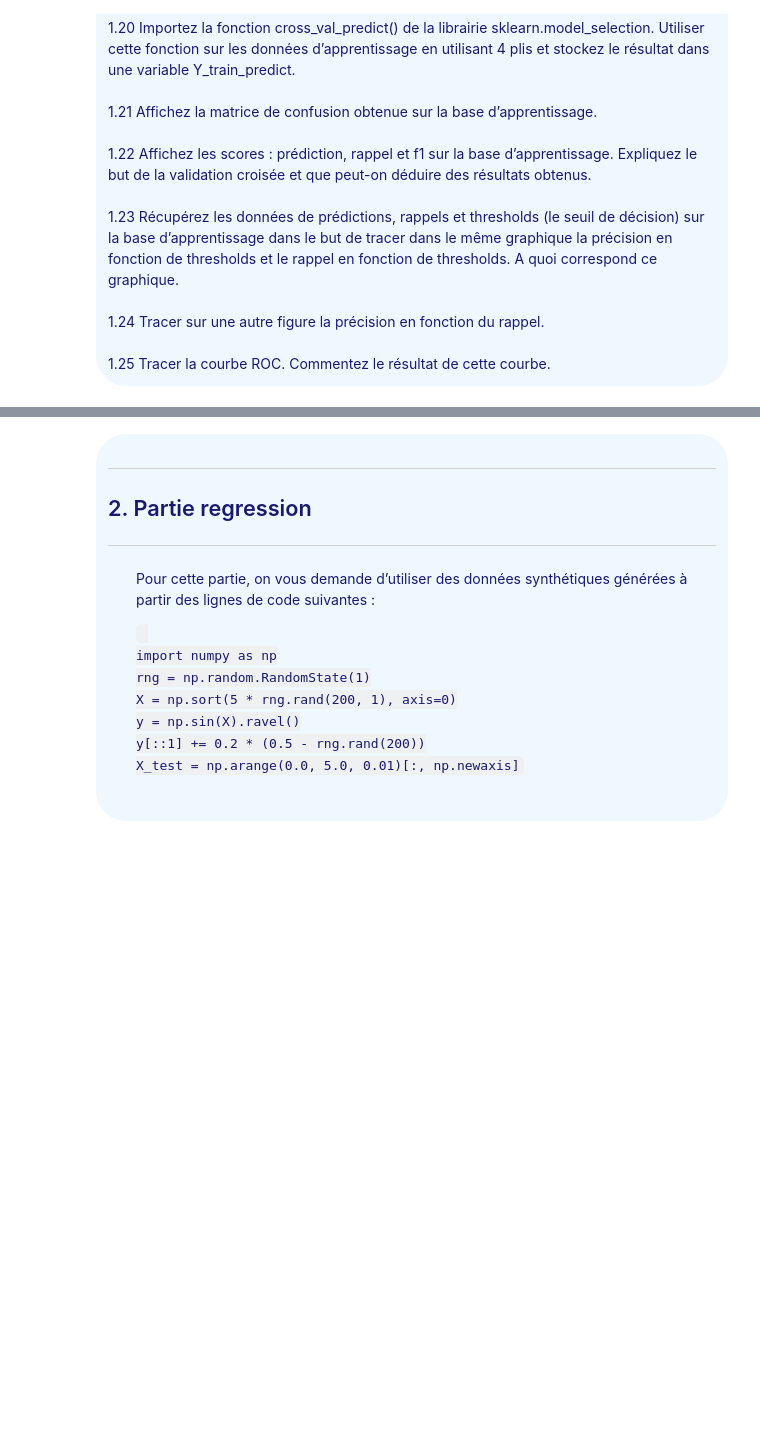
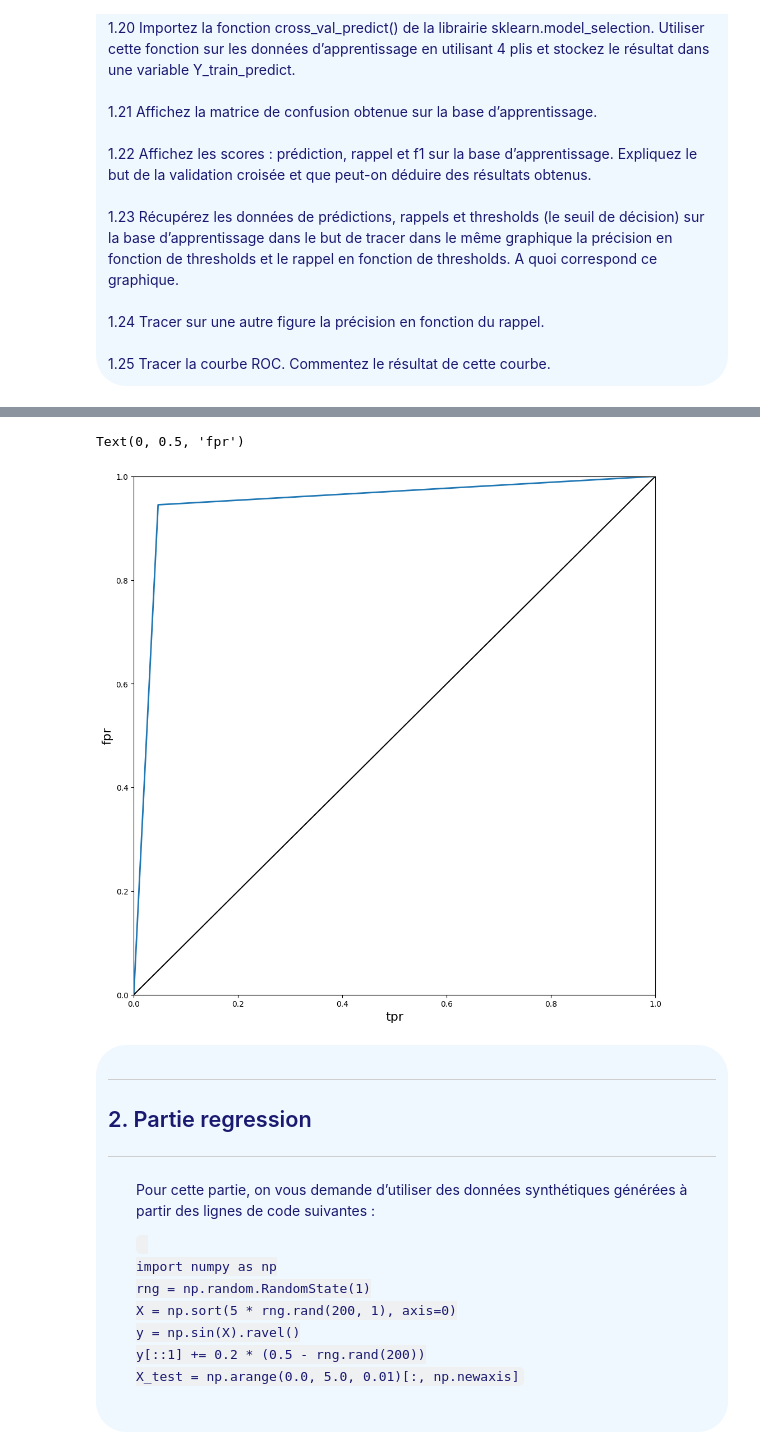
Before and after one commit to Tibserre/Intelligence_Artificielle, a Jupyter notebook: Interro/Examen_Machine_Learning_18_01_23.ipynb, the cells around one changed output, grey strips where cells are left out. Drawn from its saved outputs; the diff is of its cells as text; code cells hidden in the pictures; blank space fills up the shorter version.

```diff
--- a/Interro/Examen_Machine_Learning_18_01_23.ipynb
+++ b/Interro/Examen_Machine_Learning_18_01_23.ipynb
@@ -323,3 +364,18 @@ f1 =  0.9427596664139498
+# %%
+# question 1.25
+
+
+from  sklearn.metrics  import  roc_curve
+fpr,tpr,thresholds = roc_curve(y_train,Y_train_predict)
+plt.figure(figsize=(12, 12))
+plt.plot(fpr,tpr,linewidth=2)
+plt.plot([0,1],[0,1],'k-')
+plt.axis([0,1,0,1])
+plt.xlabel('tpr',fontsize=16)
+plt.ylabel('fpr' ,fontsize=16)
+# %% [output]
+Text(0, 0.5, 'fpr')
+[figure, added]
 # %% [markdown]
 <div class="alert alert-block alert-info" style='color:midnightblue; background-color: AliceBlue ; border-radius: 30px; border-color: black; '>
     <hr><h2>2.	Partie regression </h2><hr>
```
Also changed, not shown: parts of 17 cells of this notebook.
